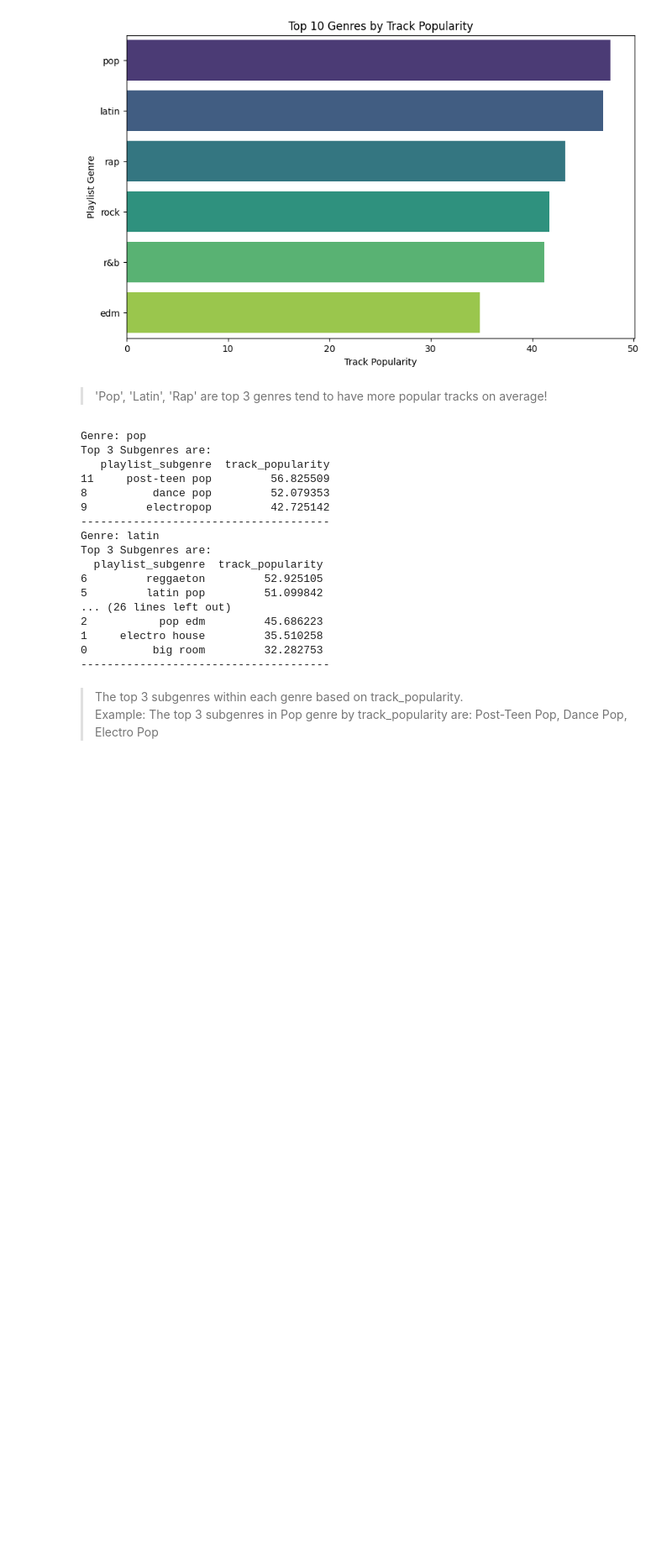
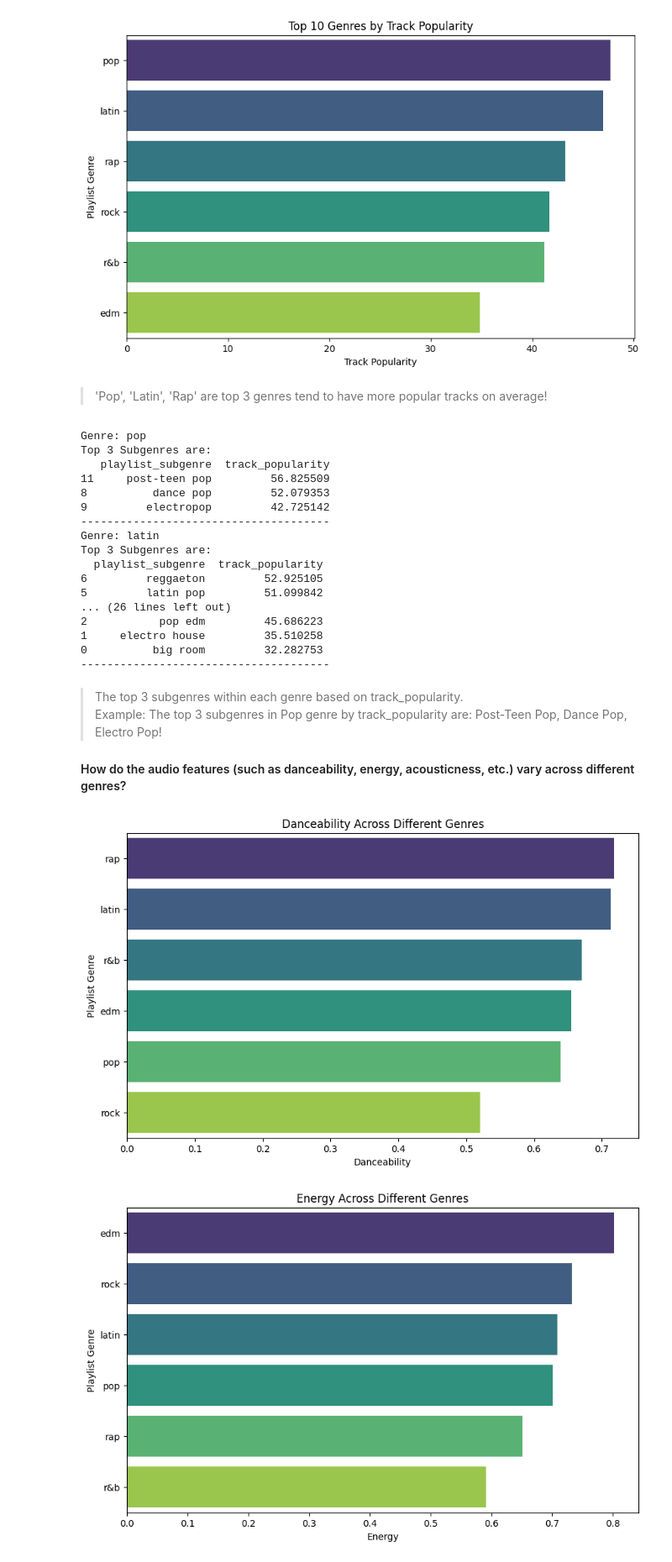
Before and after one commit to Darknight47/Data-Science-Project-02, a Jupyter notebook: music_recommendation02.ipynb, the cells around one changed output. Shown at 84% size. Drawn from its saved outputs; the diff is of its cells as text; code cells hidden in the pictures; blank space fills up the shorter version.

Commit message:
audio features

```diff
--- a/music_recommendation02.ipynb
+++ b/music_recommendation02.ipynb
@@ -181,4 +181,26 @@ Top 3 Subgenres are:
 --------------------------------------
 # %% [markdown]
 > The top 3 subgenres within each genre based on track_popularity.
-Example: The top 3 subgenres in Pop genre by track_popularity are: Post-Teen Pop, Dance Pop, Electro Pop
+Example: The top 3 subgenres in Pop genre by track_popularity are: Post-Teen Pop, Dance Pop, Electro Pop!
+
+#### How do the audio features (such as danceability, energy, acousticness, etc.) vary across different genres?
+# %%
+# List of audio features
+audio_features = ['danceability', 'energy', 'acousticness']
+# Audio Features: 'loudness', 'speechiness', 'instrumentalness', 'liveness', 'valence', 'tempo']
+
+# Group by playlist_genre and calculate the mean of each audio feature
+genre_audio_features = dataset.groupby('playlist_genre')[audio_features].mean().reset_index()
+# %%
+# Plot each audio feature
+for feature in audio_features:
+    plt.figure(figsize=(10, 6))
+    genre_audio_features = genre_audio_features.sort_values(by=feature, ascending=False)
+    sns.barplot(data=genre_audio_features, x=feature, y='playlist_genre', hue=genre_audio_features['playlist_genre'], palette='viridis')
+    plt.title(f'{feature.capitalize()} Across Different Genres')
+    plt.xlabel(feature.capitalize())
+    plt.ylabel('Playlist Genre')
+    plt.show()
+# %% [output]
+[figure, added]
+[figure, added]
```
Also changed, not shown: parts of 1 cell of this notebook.
